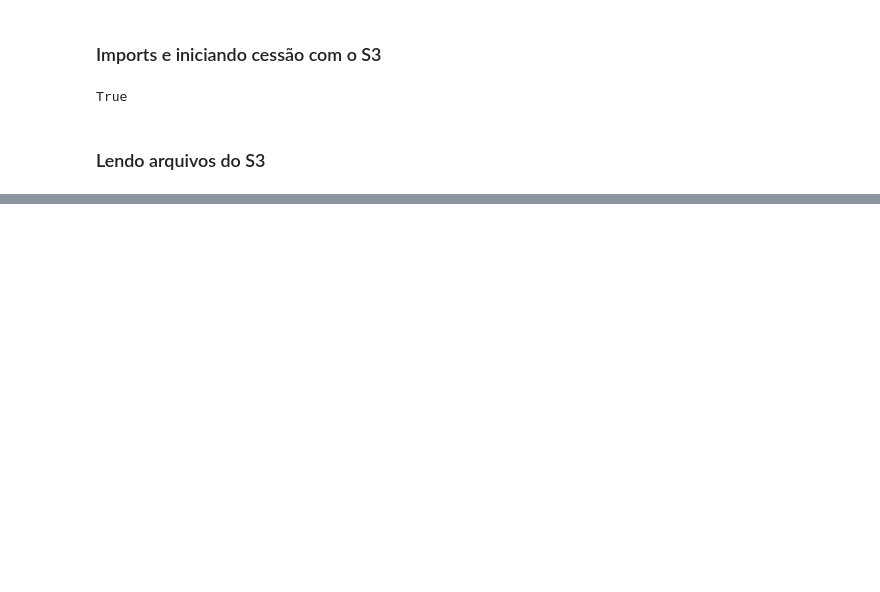
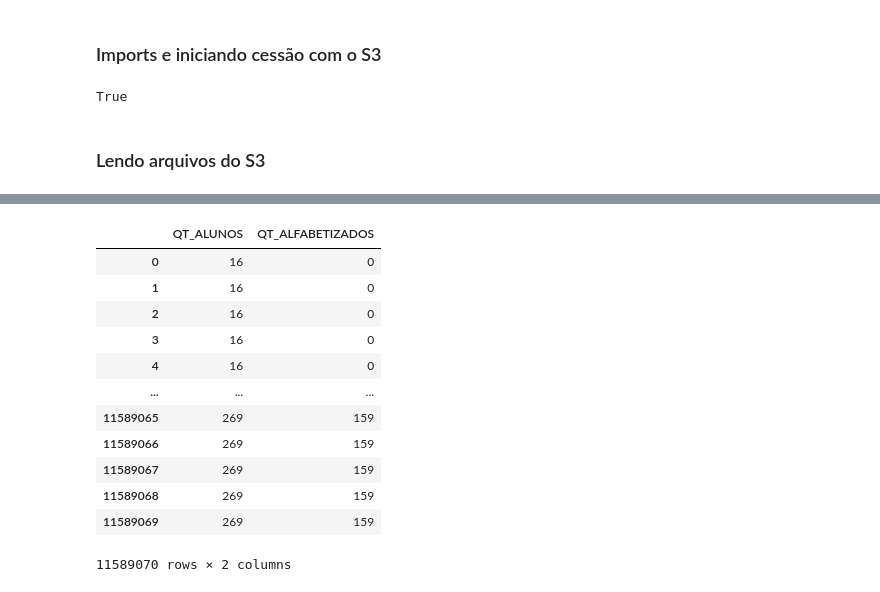
Before and after one commit to LucasRuizMartins/fiap_tech_challenge_03, a Jupyter notebook: notebooks/01 - pipeline.ipynb, the cells around one changed output, grey strips where cells are left out. Saved outputs shown, nothing was run; the diff lists cells and outputs as text; code cells hidden in the pictures; blank space fills up the shorter version.

```diff
--- a/notebooks/01 - pipeline.ipynb
+++ b/notebooks/01 - pipeline.ipynb
@@ -142,0 +107,16 @@ dtype: int64
+# %%
+df_meta[['QT_ALUNOS','QT_ALFABETIZADOS']]
+# %% [output]
+|  | QT_ALUNOS | QT_ALFABETIZADOS |
+| 0 | 16 | 0 |
+| 1 | 16 | 0 |
+| 2 | 16 | 0 |
+| 3 | 16 | 0 |
+| 4 | 16 | 0 |
+| ... | ... | ... |
+| 11589065 | 269 | 159 |
+| 11589066 | 269 | 159 |
+| 11589067 | 269 | 159 |
+| 11589068 | 269 | 159 |
+| 11589069 | 269 | 159 |
+11589070 rows × 2 columns
```
Also changed, not shown: parts of 7 cells of this notebook, 2 other files.
